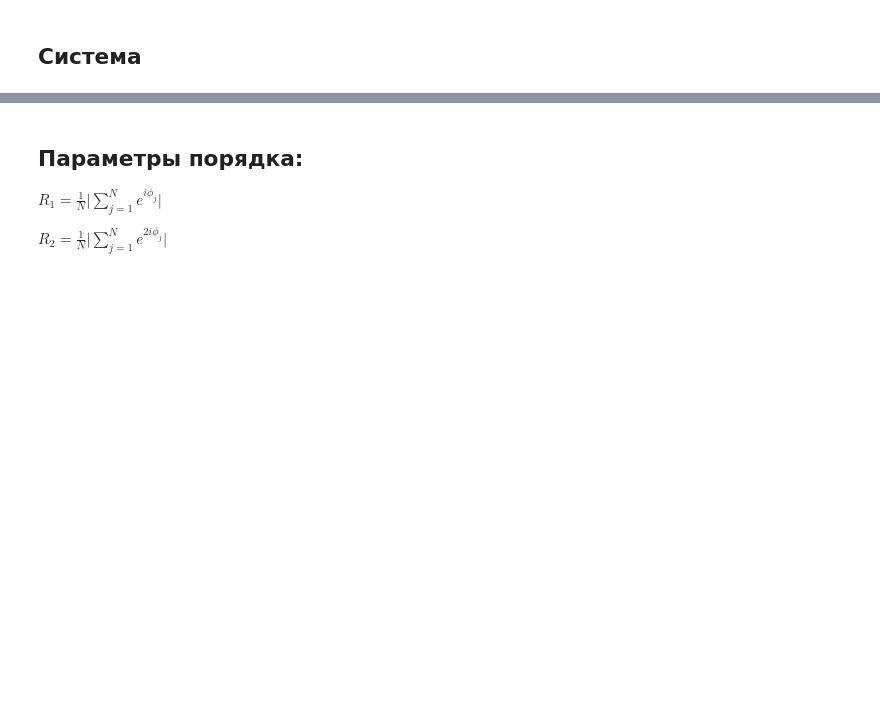
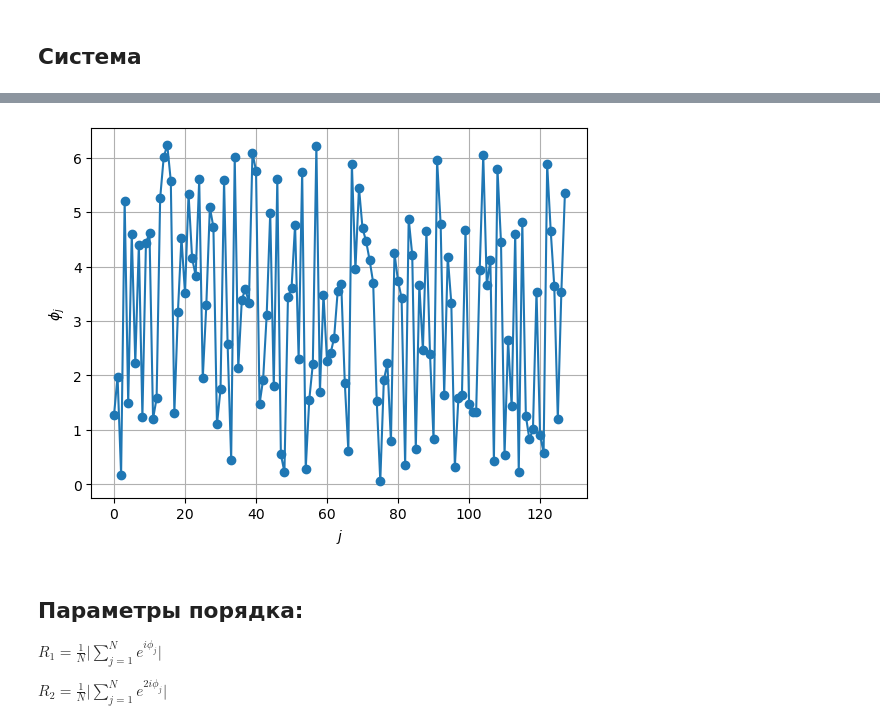
Before and after one commit to alla-bobrova/Synchronization, a Jupyter notebook: R - one-dimensional array.ipynb, the cells around one changed output, grey strips where cells are left out. Drawn from its saved outputs; the diff is of its cells as text; code cells hidden in the pictures; blank space fills up the shorter version.

```diff
--- a/R - one-dimensional array.ipynb
+++ b/R - one-dimensional array.ipynb
@@ -73,3 +69,15 @@ array([[3.73855503, 2.73597339, 2.3808953 , ..., 3.15172093, 4.88220667,
+# %%
+# финальное распределение
+#plt.figure(figsize=(6, 4))
+
+plt.plot(range(N), solution[-1,:], marker='o')
+plt.xlabel('$j$')
+plt.ylabel('$\phi_j$')
+#plt.xticks(range(N))
+plt.grid(True)
+plt.show()
+# %% [output]
+[figure, added]
 # %% [markdown]
 ## Параметры порядка:
 
```
Also changed, not shown: parts of 5 cells of this notebook, 1 other file.
